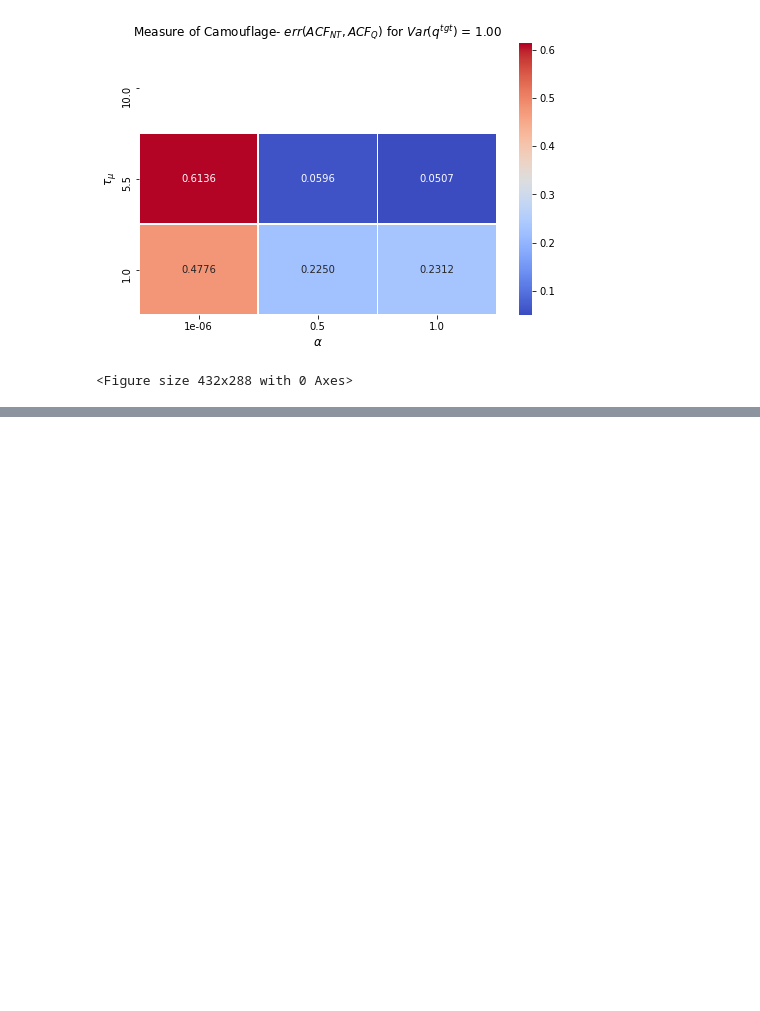
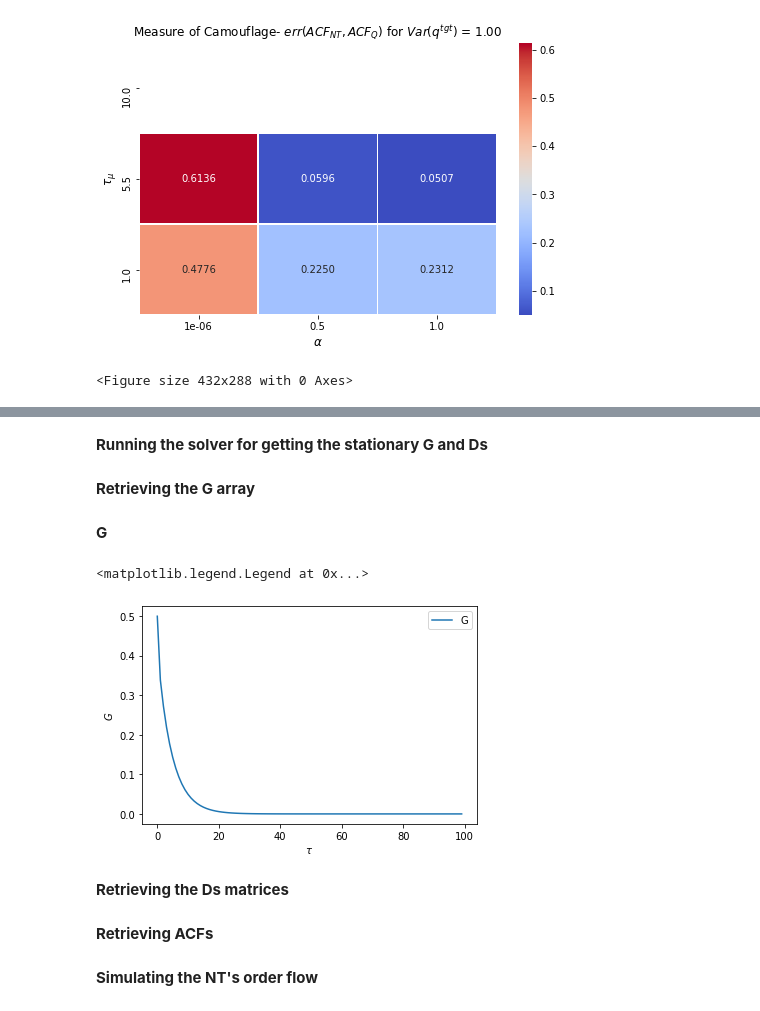
Before and after one commit to felipemoret77/EconophysiX_Internship, a Jupyter notebook: A_Rational_Noise_Trader_Within_A_Kyle_Setup_Full_Utility_3_Seeds_EconophysiX.ipynb, the cells around one changed output, grey strips where cells are left out. Saved outputs shown, nothing was run; the diff lists cells and outputs as text; code cells hidden in the pictures; blank space fills up the shorter version.

```diff
--- a/A_Rational_Noise_Trader_Within_A_Kyle_Setup_Full_Utility_3_Seeds_EconophysiX.ipynb
+++ b/A_Rational_Noise_Trader_Within_A_Kyle_Setup_Full_Utility_3_Seeds_EconophysiX.ipynb
@@ -1384,0 +1523,6 @@ for i in range(0, 1):
+# %%
+tau_MU = 5
+cte = np.exp(-1/tau_MU)
+C_MU_0 = ((1 - cte)/(cte))**2
+
+ACF_MU = return_Markovian_ACF(C_MU_0, tau_MU, T)
@@ -1384,0 +1534,3 @@ for i in range(0, 1):
+# %%
+Var_TGT = 1
+ACF_TGT = Var_TGT*np.identity(T) ## Var_tgt is a white noise process
@@ -1384,0 +1539,34 @@ for i in range(0, 1):
+# %% [markdown]
+**Running the solver for getting the stationary G and Ds**
+# %%
+T_it = 100
+G_0_seed = 1
+alpha_G = 0.5
+alpha = 1.5
+seed_type = "mark"
+C_NT_0 = 1
+tau_NT = 1
+C_IT_0 = 1
+tau_IT = 1
+tau = 6
+#bound_for_convergence = 0.00001
+
+
+numerical_solution = numerical_solver_simulation(T, T_it, G_0_seed, alpha_G, alpha, C_MU_0, tau_MU, ACF_TGT, seed_type, C_NT_0,
+                            tau_NT, C_IT_0, tau_IT, tau, _ , _)
+# %% [markdown]
+**Retrieving the G array**
+# %%
+G = numerical_solution[0]
+# %% [markdown]
+**G**
+# %%
+plt.plot(np.arange(0,T), G[0, :], label = "G")
+plt.xlabel(r"$\tau$")
+plt.ylabel(r"$G$")
+plt.legend()
+# %% [output]
+<matplotlib.legend.Legend at 0x...>
+[figure, added]
+# %% [markdown]
+**Retrieving the Ds matrices**
@@ -1384,0 +1580,2 @@ for i in range(0, 1):
+# %% [markdown]
+**Retrieving ACFs**
@@ -1384,0 +1585,2 @@ for i in range(0, 1):
+# %% [markdown]
+**Simulating the NT's order flow**
```
Also changed, not shown: parts of 183 cells of this notebook.
